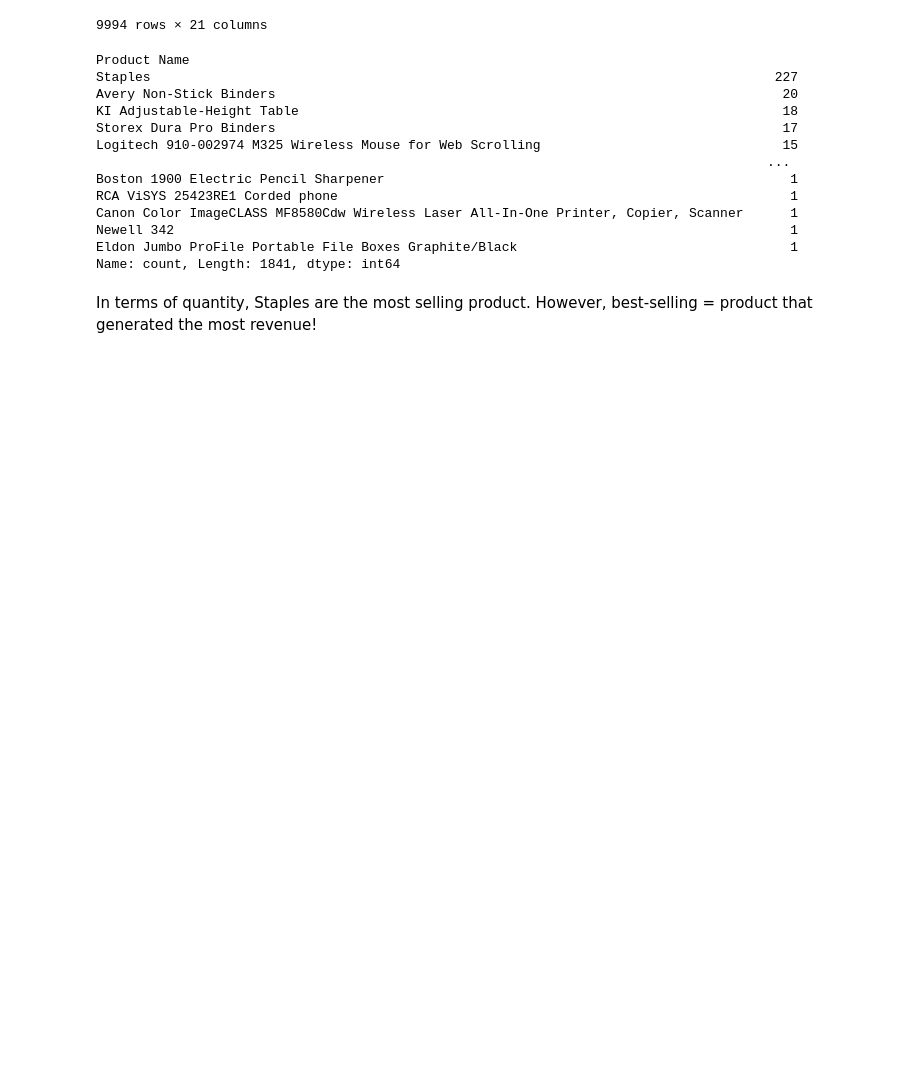
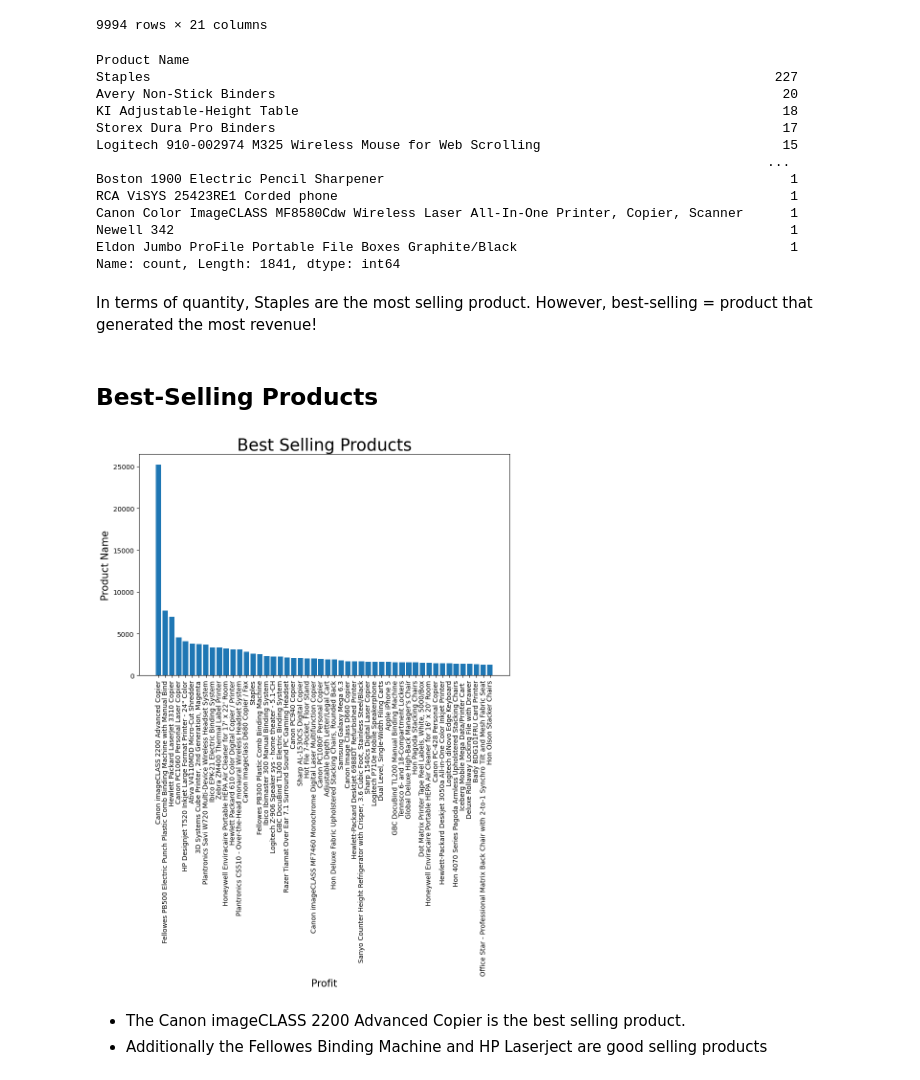
Before and after one commit to tingly-amua/FUTURE_DS_01, a Jupyter notebook: taskl.ipynb, the cells around one changed output. Cells and saved outputs as stored; diff of their text form; code cells hidden in the pictures; blank space fills up the shorter version.

Commit message:
complete visualizations

```diff
--- a/taskl.ipynb
+++ b/taskl.ipynb
@@ -116,3 +117,28 @@ Eldon Jumbo ProFile Portable File Boxes Graphite/Black
 Name: count, Length: 1841, dtype: int64
 # %% [markdown]
 In terms of quantity, Staples are the most selling product. However, best-selling = product that generated the most revenue!
+# %% [markdown]
+## Best-Selling Products
+# %%
+most_selling = df.groupby("Product Name")["Quantity"].sum().sort_values(ascending=False)
+best_selling = df.groupby("Product Name")["Profit"].sum().sort_values(ascending=False)
+# %%
+best_selling.head
+best_selling_df = best_selling.reset_index()
+# %%
+#Visualization of Best-Selling Products
+x = best_selling_df["Product Name"].head(50)
+y = best_selling_df["Profit"].head(50)
+plt.figure(figsize=(10,6))
+plt.bar(x,y)
+plt.xlabel("Profit", fontsize = 15)
+plt.ylabel("Product Name", fontsize = 15)
+plt.title("Best Selling Products", fontsize = 25)
+plt.xticks(rotation=90)
+
+plt.show()
+# %% [output]
+[figure, added]
+# %% [markdown]
+- The Canon imageCLASS 2200 Advanced Copier is the best selling product.
+- Additionally the Fellowes Binding Machine and HP Laserject are good selling products
```
Also changed, not shown: parts of 17 cells of this notebook.
